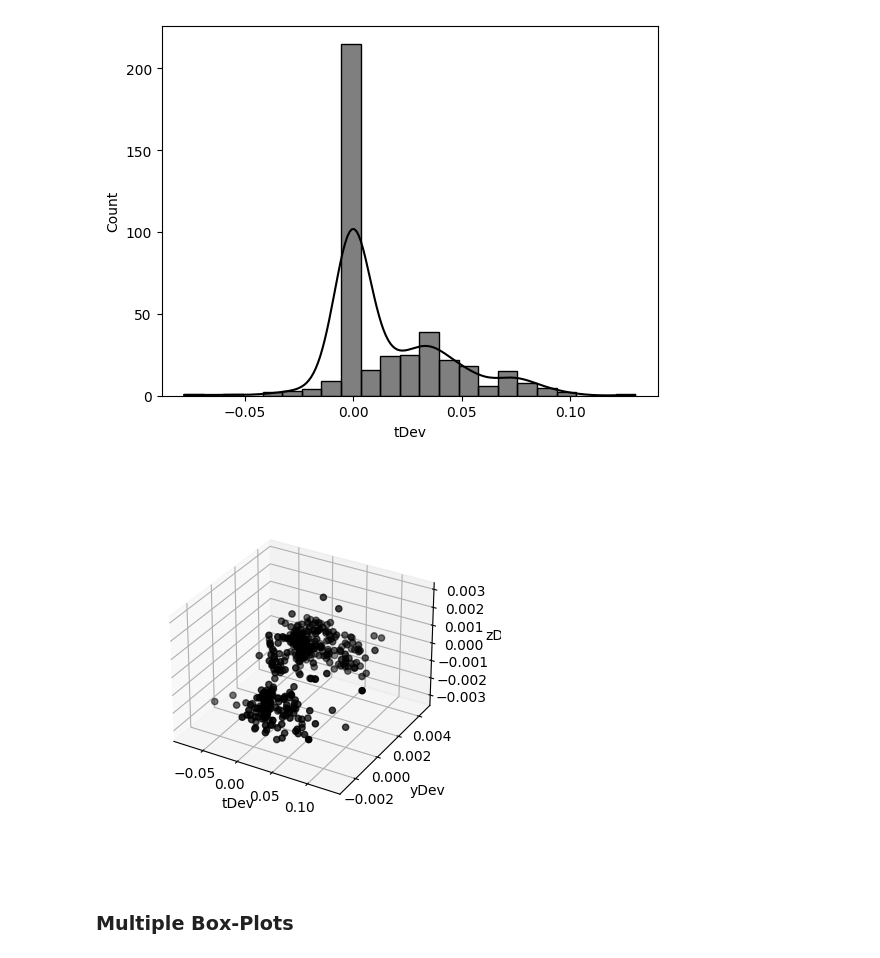
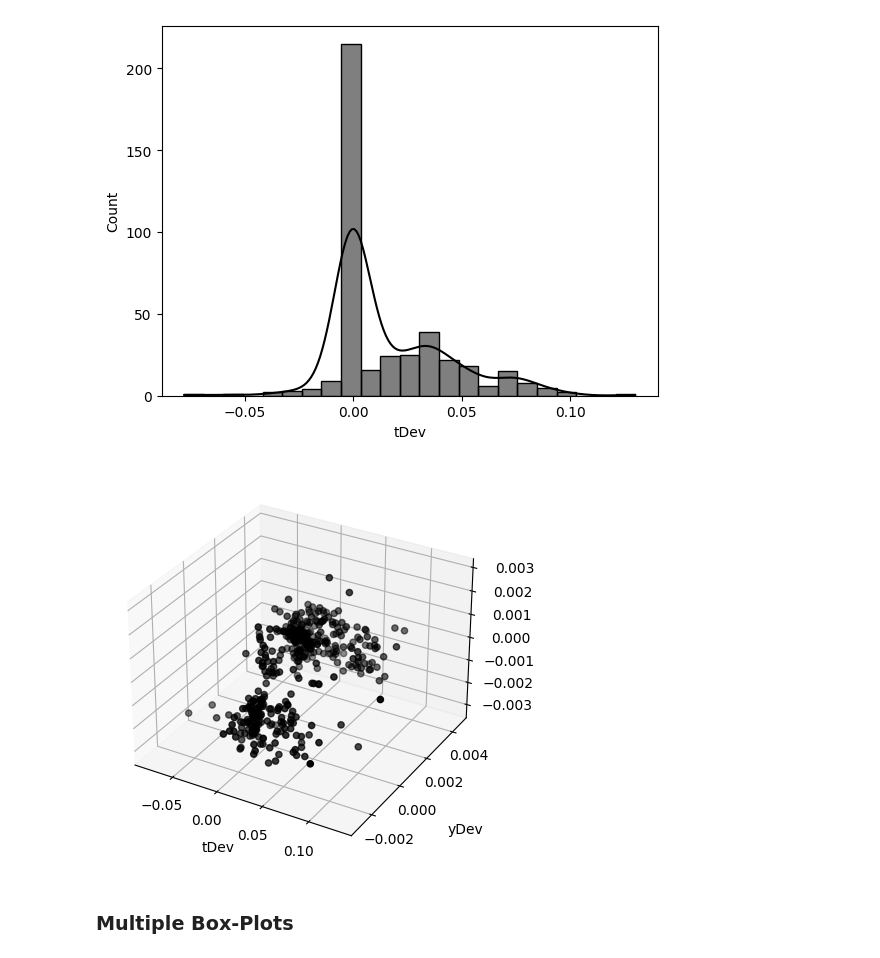
Before and after one commit to gedeck/mistat-code-solutions, a Jupyter notebook: ModernStatistics/notebooks/Chap004.ipynb, the cells around one changed output. Drawn from its saved outputs; the diff is of its cells as text; code cells hidden in the pictures.

```diff
--- a/ModernStatistics/notebooks/Chap004.ipynb
+++ b/ModernStatistics/notebooks/Chap004.ipynb
@@ -80,22 +80,21 @@ ax = sns.histplot(place['tDev'], kde=True, color='black')
 # %%
 from mpl_toolkits.mplot3d import Axes3D  # noqa: F401 unused import
 
 fig = plt.figure(figsize=[6, 5])
 ax = fig.add_subplot(111, projection='3d')
 
 ax.scatter(place['tDev'], place['xDev'], place['yDev'], color='black')
 ax.set_xlabel('tDev')
 ax.set_ylabel('yDev')
 ax.set_zlabel('zDev')
 
 ax.set_yticks([-0.002, 0, 0.002, 0.004])
 ax.yaxis.labelpad = 15
 ax.zaxis.labelpad = 20
 ax.tick_params(axis='z', which='major', pad=10)
-ax.dist = 13
 plt.show()
 # %% [output]
-[figure, old version]
+[figure, new version]
 # %% [markdown]
 ### Multiple Box-Plots
 # %%
```
Also changed, not shown: parts of 8 cells of this notebook, 26 other files.
